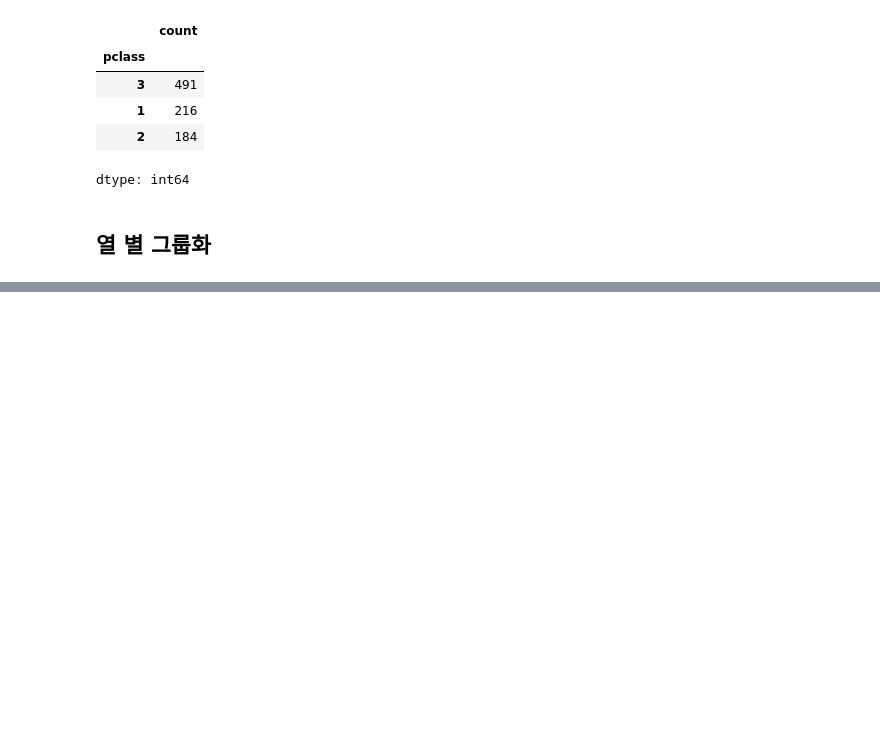
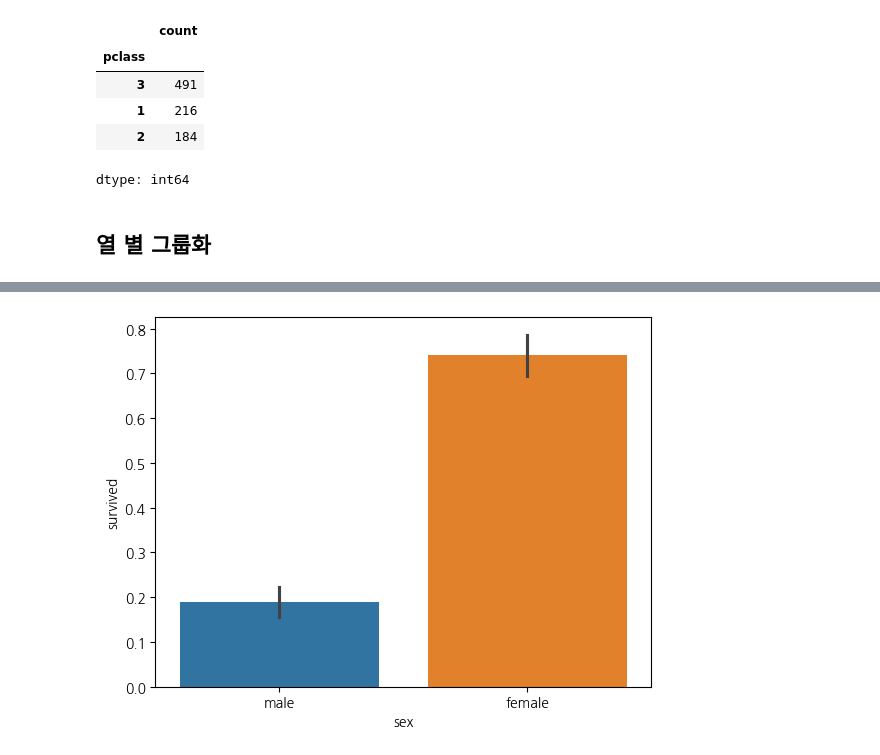
Before and after one commit to wjdtjdus/2025-1-myclass-BDA, a Jupyter notebook: inclass/04w_B_wed_0326_dataframe_application.ipynb, the cells around one changed output, grey strips where cells are left out. Saved outputs shown, nothing was run; the diff lists cells and outputs as text; code cells hidden in the pictures; blank space fills up the shorter version.

```diff
--- a/inclass/04w_B_wed_0326_dataframe_application.ipynb
+++ b/inclass/04w_B_wed_0326_dataframe_application.ipynb
@@ -332,0 +379,4 @@ dtype: int64
+# %%
+sns.barplot(data=titanic, x="sex", y="survived", hue="sex");
+# %% [output]
+[figure, added]
```
Also changed, not shown: parts of 81 cells of this notebook.
